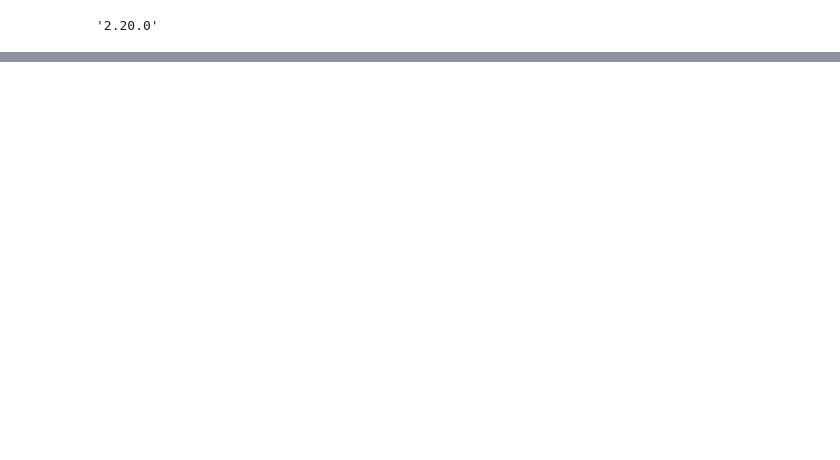
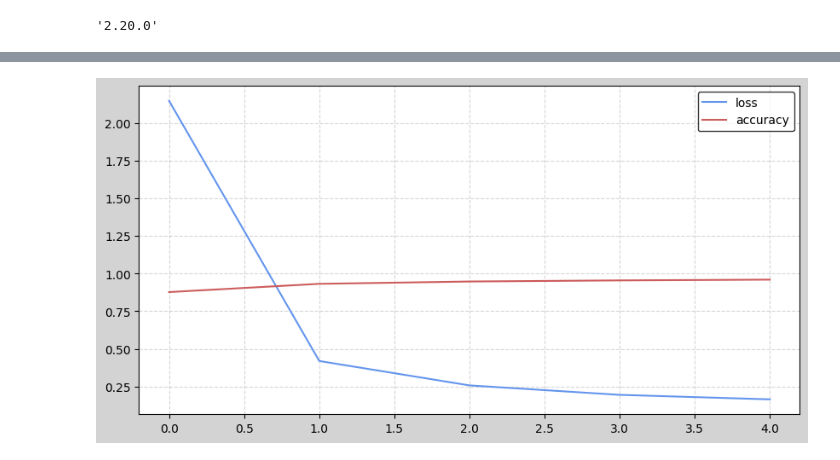
Before and after one commit to DiegoLozoya1511/Trading, a Jupyter notebook: NeuralNetworks/DeepLearningIntro.ipynb, the cells around one changed output, grey strips where cells are left out. Drawn from its saved outputs; the diff is of its cells as text; code cells hidden in the pictures; blank space fills up the shorter version.

```diff
--- a/NeuralNetworks/DeepLearningIntro.ipynb
+++ b/NeuralNetworks/DeepLearningIntro.ipynb
@@ -2,6 +2,9 @@
 import tensorflow as tf
 import numpy as np
 import matplotlib.pyplot as plt
+
+import visualization
+colors = ["cornflowerblue", "indianred", "darkseagreen", "plum", "dimgray"]
 # %%
 tf.__version__
 # %% [output]
@@ -33,0 +14,12 @@ tf.keras.datasets.mnist.load_data()
+# %%
+# Always flatten to enter a danse layer (vector)
+
+model = tf.keras.models.Sequential([
+    tf.keras.Input(shape=(28,28)),
+    tf.keras.layers.Flatten(),
+    tf.keras.layers.Dense(128, activation='relu'),
+    tf.keras.layers.Dense(128, activation='relu'),
+    tf.keras.layers.Dense(10, activation='softmax')
+])
+
+model.summary()
@@ -33,0 +42,7 @@ tf.keras.datasets.mnist.load_data()
+# %%
+model.compile(optimizer='adam',
+              loss='sparse_categorical_crossentropy',
+              metrics=['accuracy'])
+# %%
+# batch_size = number of samples that will be propagated through the network, looking for gradient on that batch
+hist = model.fit(x_train, y_train, batch_size=64, epochs=5)
@@ -33,0 +60,8 @@ tf.keras.datasets.mnist.load_data()
+# %%
+plt.figure(figsize=(10,5))
+plt.plot(hist.history['loss'], label='loss', color=colors[0])
+plt.plot(hist.history['accuracy'], label='accuracy', color=colors[1])
+plt.legend()
+plt.show()
+# %% [output]
+[figure, added]
```
Also changed, not shown: parts of 4 cells of this notebook, 1 other file.
